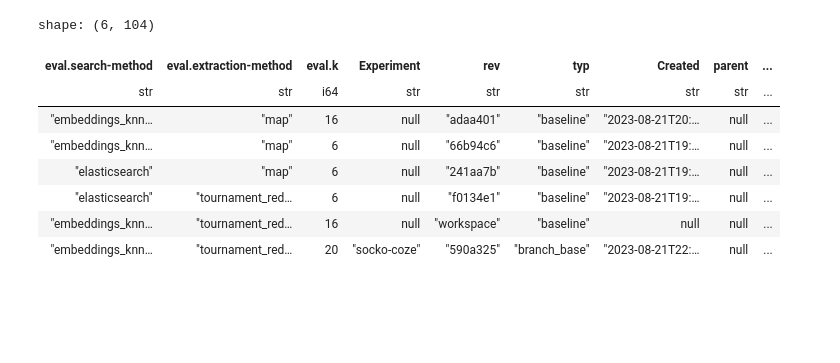
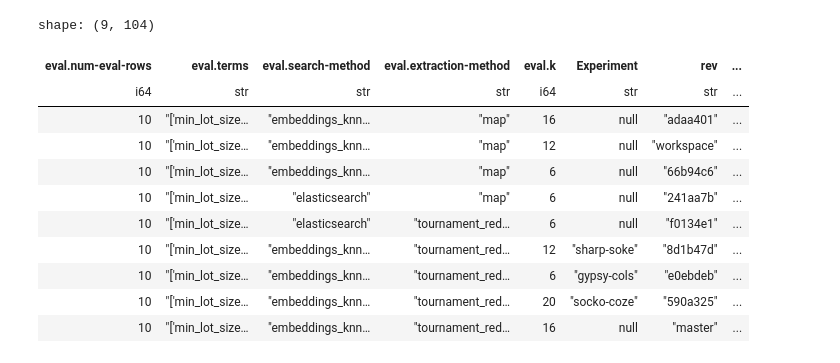
Before and after one commit to National-Zoning-Atlas/zoning-gpt, a Jupyter notebook: maxdumas/exp_analysis.ipynb, the cells around one changed output. Cells and saved outputs as stored; diff of their text form; code cells hidden in the pictures; blank space fills up the shorter version.

Commit message:
Add basic experiment analysis notebook

```diff
--- a/maxdumas/exp_analysis.ipynb
+++ b/maxdumas/exp_analysis.ipynb
@@ -3,7 +3,7 @@ import polars as pl
 import plotly.express as px
 # %%
 df = (
-    pl.read_csv("../exps.csv")
+    pl.read_csv("../exps2.csv")
     .filter(pl.col("answer_accuracy").is_not_null())
     .with_columns(
         pl.col("answer_accuracy").cast(pl.Float32, strict=False),
@@ -107,18 +107,21 @@ px.box(
 # %%
 df.filter(
     pl.all_horizontal(
-        pl.col("eval.search-method", "eval.extraction-method", "eval.k").is_not_null()
+        pl.col(r"^eval\.*.$").is_not_null()
     )
-).groupby(pl.col("eval.search-method", "eval.extraction-method", "eval.k")).agg(
+).groupby(pl.col(r"^eval\..*$")).agg(
     pl.col("*").first()
 ).sort(pl.col("answer_accuracy"), descending=True)
 # %% [output]
-shape: (6, 104)
+shape: (9, 104)
-| eval.search-method | eval.extraction-method | eval.k | Experiment | rev | typ | Created | parent | ... |
-| str | str | i64 | str | str | str | str | str | ... |
-| "embeddings_knn… | "map" | 16 | null | "adaa401" | "baseline" | "2023-08-21T20:… | null | ... |
-| "embeddings_knn… | "map" | 6 | null | "66b94c6" | "baseline" | "2023-08-21T19:… | null | ... |
-| "elasticsearch" | "map" | 6 | null | "241aa7b" | "baseline" | "2023-08-21T19:… | null | ... |
-| "elasticsearch" | "tournament_red… | 6 | null | "f0134e1" | "baseline" | "2023-08-21T19:… | null | ... |
-| "embeddings_knn… | "tournament_red… | 16 | null | "workspace" | "baseline" | null | null | ... |
-| "embeddings_knn… | "tournament_red… | 20 | "socko-coze" | "590a325" | "branch_base" | "2023-08-21T22:… | null | ... |
+| eval.num-eval-rows | eval.terms | eval.search-method | eval.extraction-method | eval.k | Experiment | rev | ... |
+| i64 | str | str | str | i64 | str | str | ... |
+| 10 | "['min_lot_size… | "embeddings_knn… | "map" | 16 | null | "adaa401" | ... |
+| 10 | "['min_lot_size… | "embeddings_knn… | "map" | 12 | null | "workspace" | ... |
+| 10 | "['min_lot_size… | "embeddings_knn… | "map" | 6 | null | "66b94c6" | ... |
+| 10 | "['min_lot_size… | "elasticsearch" | "map" | 6 | null | "241aa7b" | ... |
+| 10 | "['min_lot_size… | "elasticsearch" | "tournament_red… | 6 | null | "f0134e1" | ... |
+| 10 | "['min_lot_size… | "embeddings_knn… | "tournament_red… | 12 | "sharp-soke" | "8d1b47d" | ... |
+| 10 | "['min_lot_size… | "embeddings_knn… | "tournament_red… | 6 | "gypsy-cols" | "e0ebdeb" | ... |
+| 10 | "['min_lot_size… | "embeddings_knn… | "tournament_red… | 20 | "socko-coze" | "590a325" | ... |
+| 10 | "['min_lot_size… | "embeddings_knn… | "tournament_red… | 16 | null | "master" | ... |
```
Also changed, not shown: parts of 4 cells of this notebook, 1 other file.
